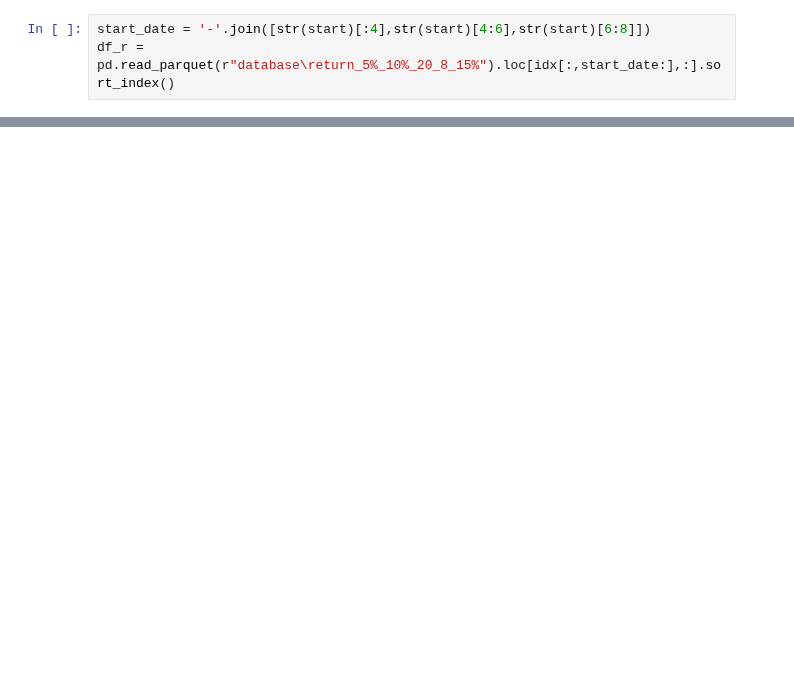
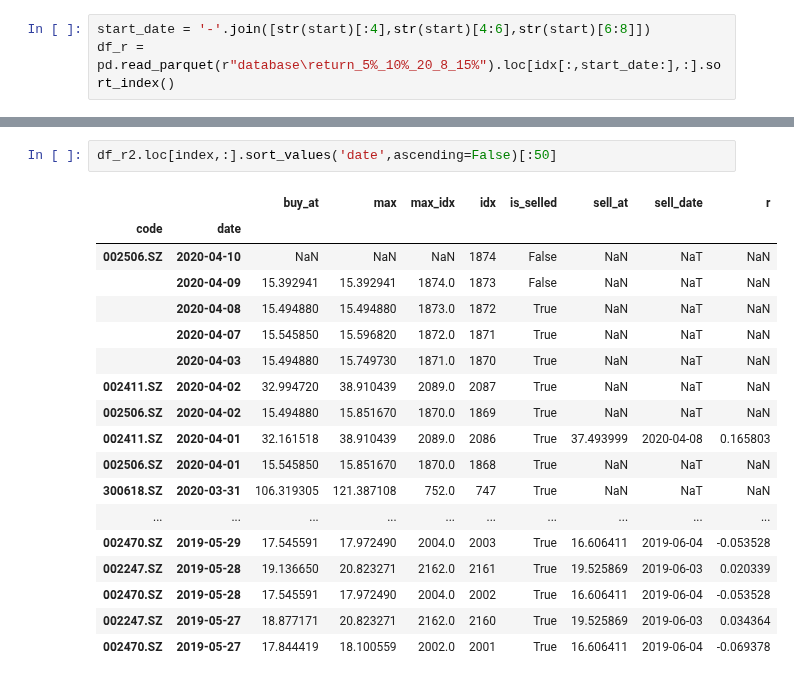
Before and after one commit to Bantorra0/Quant, a Jupyter notebook: long_trend_oversold_analysis.ipynb, the cells around one changed output, grey strips where cells are left out. Cells and saved outputs as stored; diff of their text form; blank space fills up the shorter version.

```diff
--- a/long_trend_oversold_analysis.ipynb
+++ b/long_trend_oversold_analysis.ipynb
@@ -119,0 +254,21 @@ ml.assess
+# %%
+df_r2.loc[index,:].sort_values('date',ascending=False)[:50]
+# %% [output]
+|  |  | buy_at | max | max_idx | idx | is_selled | sell_at | sell_date | r |
+| code | date |  |  |  |  |  |  |  |  |
+| 002506.SZ | 2020-04-10 | NaN | NaN | NaN | 1874 | False | NaN | NaT | NaN |
+|  | 2020-04-09 | 15.392941 | 15.392941 | 1874.0 | 1873 | False | NaN | NaT | NaN |
+|  | 2020-04-08 | 15.494880 | 15.494880 | 1873.0 | 1872 | True | NaN | NaT | NaN |
+|  | 2020-04-07 | 15.545850 | 15.596820 | 1872.0 | 1871 | True | NaN | NaT | NaN |
+|  | 2020-04-03 | 15.494880 | 15.749730 | 1871.0 | 1870 | True | NaN | NaT | NaN |
+| 002411.SZ | 2020-04-02 | 32.994720 | 38.910439 | 2089.0 | 2087 | True | NaN | NaT | NaN |
+| 002506.SZ | 2020-04-02 | 15.494880 | 15.851670 | 1870.0 | 1869 | True | NaN | NaT | NaN |
+| 002411.SZ | 2020-04-01 | 32.161518 | 38.910439 | 2089.0 | 2086 | True | 37.493999 | 2020-04-08 | 0.165803 |
+| 002506.SZ | 2020-04-01 | 15.545850 | 15.851670 | 1870.0 | 1868 | True | NaN | NaT | NaN |
+| 300618.SZ | 2020-03-31 | 106.319305 | 121.387108 | 752.0 | 747 | True | NaN | NaT | NaN |
+| ... | ... | ... | ... | ... | ... | ... | ... | ... | ... |
+| 002470.SZ | 2019-05-29 | 17.545591 | 17.972490 | 2004.0 | 2003 | True | 16.606411 | 2019-06-04 | -0.053528 |
+| 002247.SZ | 2019-05-28 | 19.136650 | 20.823271 | 2162.0 | 2161 | True | 19.525869 | 2019-06-03 | 0.020339 |
+| 002470.SZ | 2019-05-28 | 17.545591 | 17.972490 | 2004.0 | 2002 | True | 16.606411 | 2019-06-04 | -0.053528 |
+| 002247.SZ | 2019-05-27 | 18.877171 | 20.823271 | 2162.0 | 2160 | True | 19.525869 | 2019-06-03 | 0.034364 |
+| 002470.SZ | 2019-05-27 | 17.844419 | 18.100559 | 2002.0 | 2001 | True | 16.606411 | 2019-06-04 | -0.069378 |
```
Also changed, not shown: parts of 24 cells of this notebook, 4 other files.
